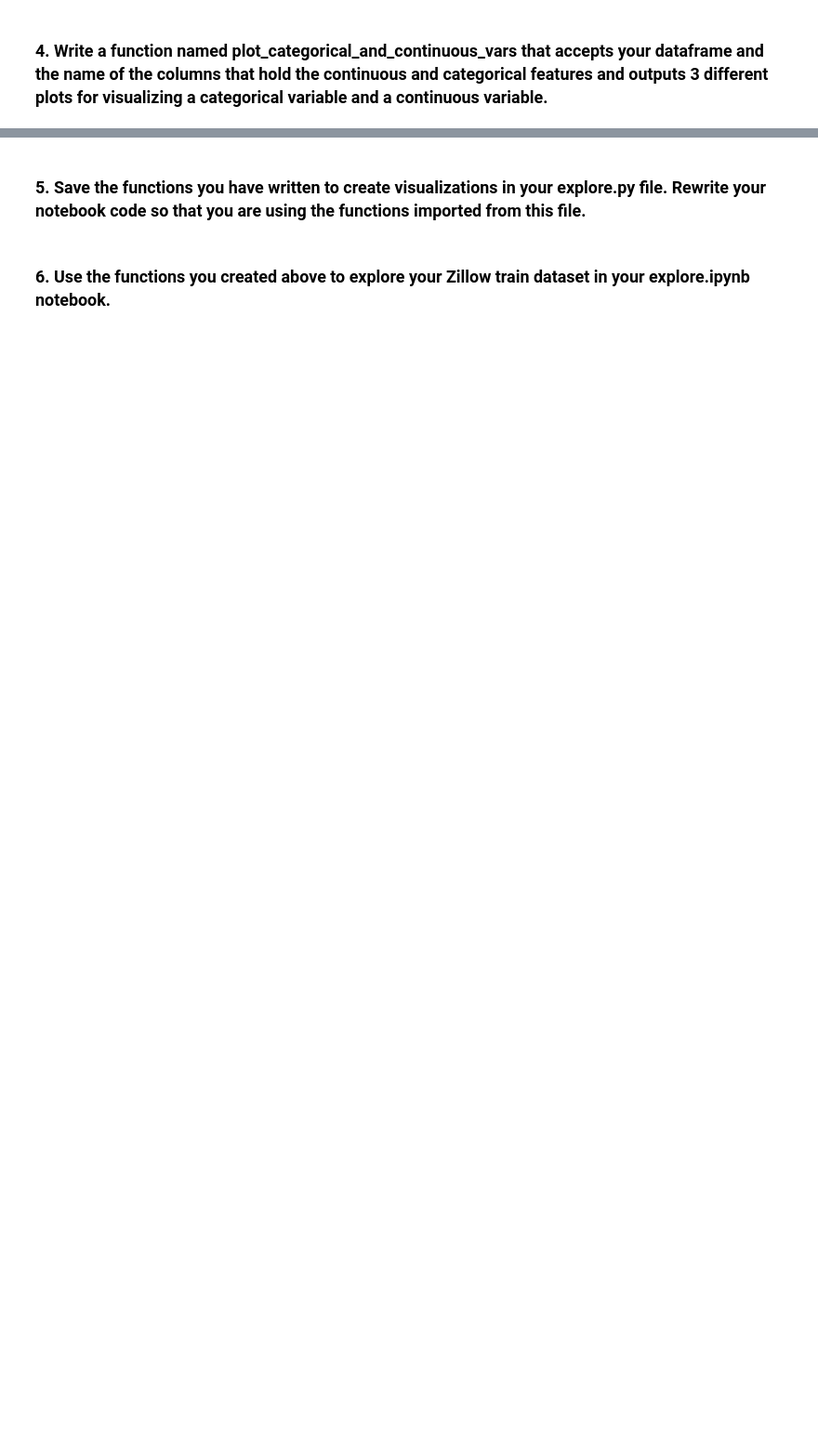
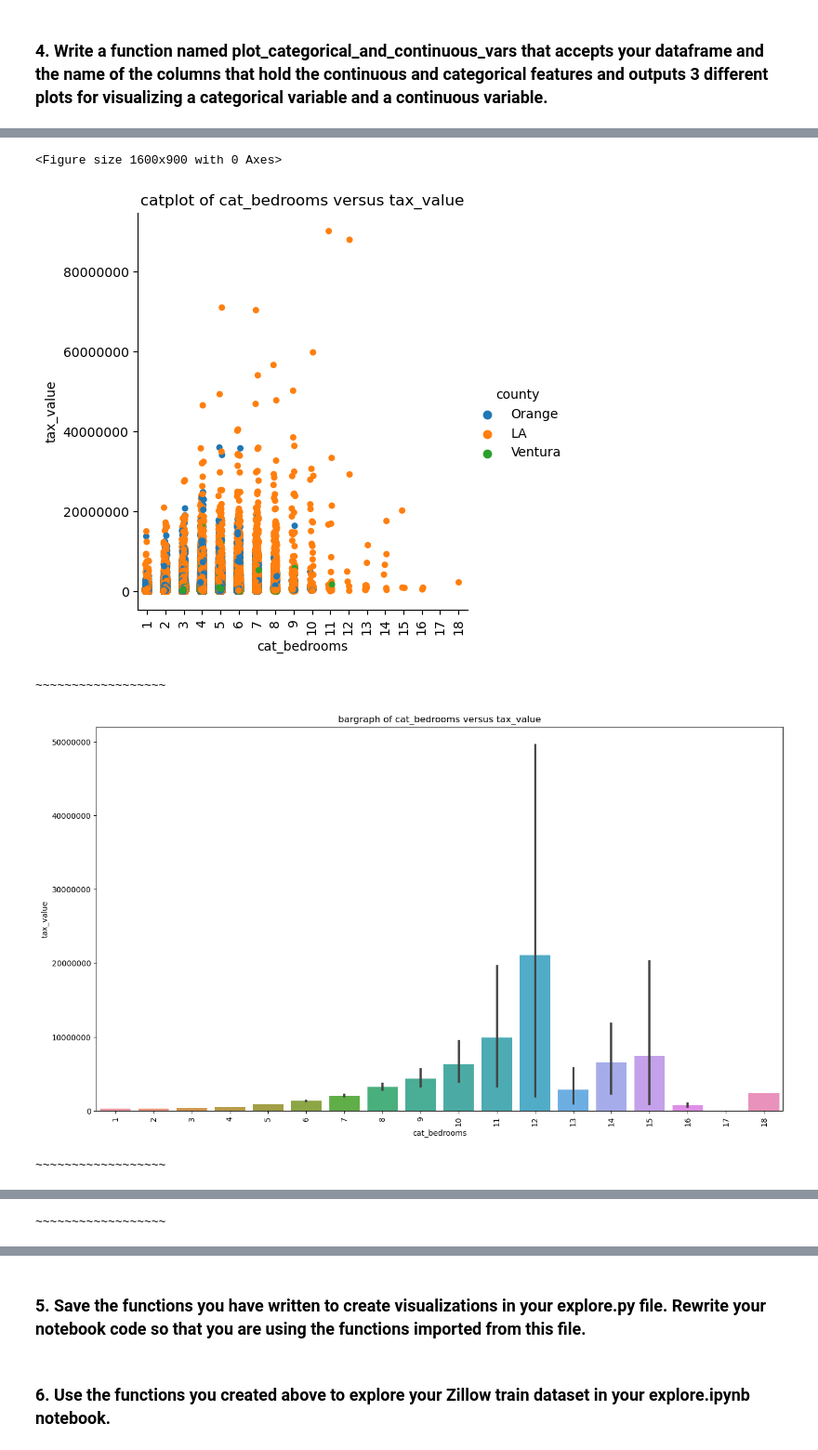
Before and after one commit to Joshua-Click/regression-exercises, a Jupyter notebook: explore.ipynb, the cells around one changed output, grey strips where cells are left out. Shown at 93% size. Saved outputs shown, nothing was run; the diff lists cells and outputs as text; code cells hidden in the pictures; blank space fills up the shorter version.

```diff
--- a/explore.ipynb
+++ b/explore.ipynb
@@ -87,0 +161,10 @@ def plot_categorical_and_continuous_vars():
+# %%
+bedroom_order = ['1','2','3','4','5','6','7','8','9','10','11','12','13','14','15','16','17','18',]
+# %%
+plot_categorical_and_continuous_vars(train, 'cat_bedrooms', 'tax_value', bedroom_order)
+# %% [output]
+<Figure size 1600x900 with 0 Axes>
+[figure, added]
+~~~~~~~~~~~~~~~~~~
+[figure, added]
+~~~~~~~~~~~~~~~~~~
@@ -87,0 +172 @@ def plot_categorical_and_continuous_vars():
+~~~~~~~~~~~~~~~~~~
```
Also changed, not shown: parts of 19 cells of this notebook, 1 other file.
